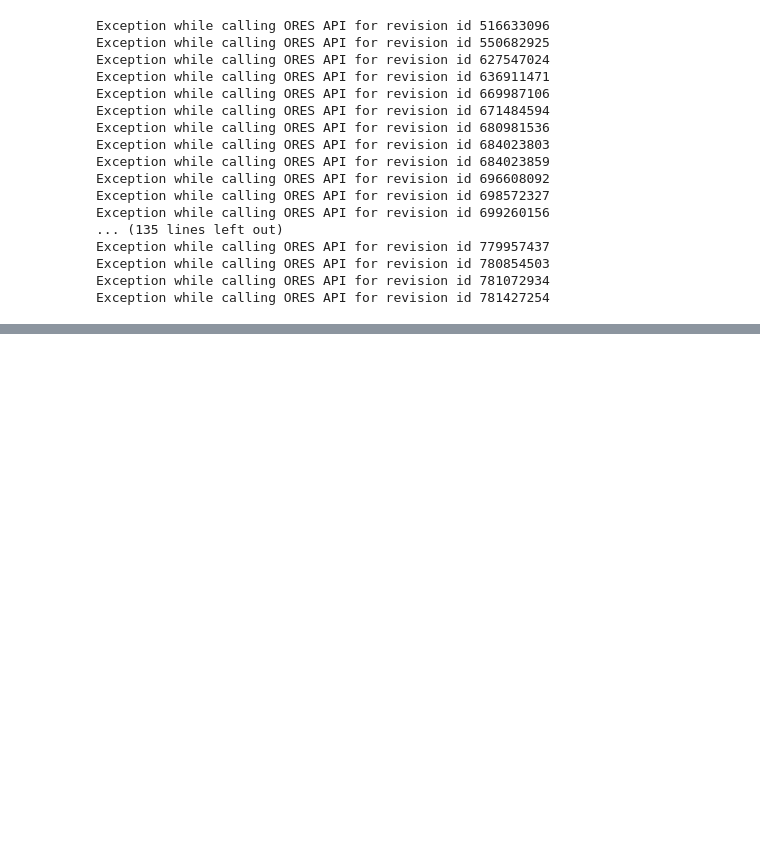
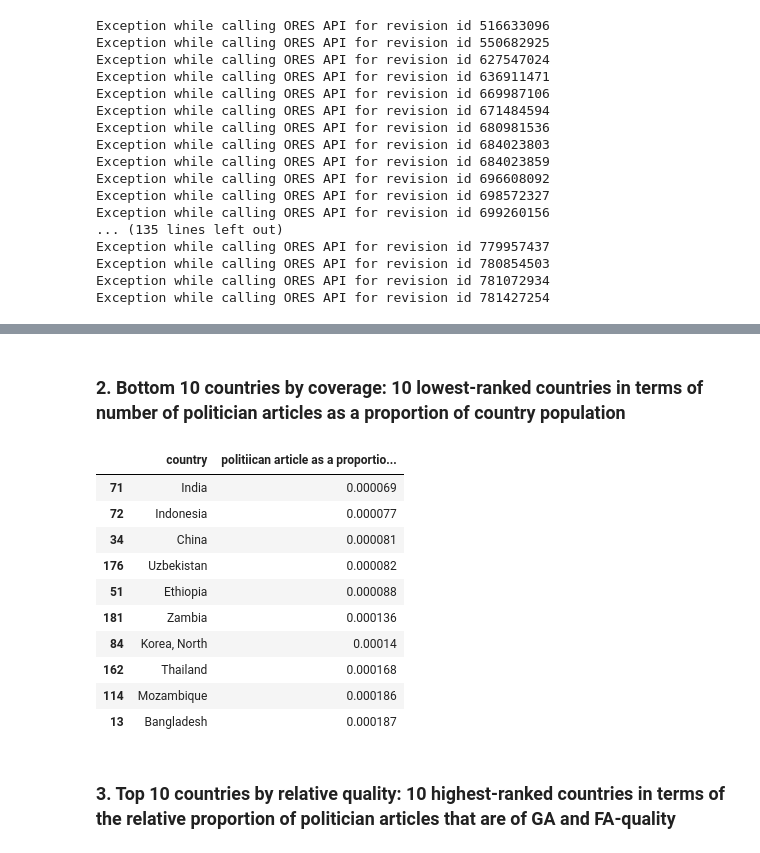
Before and after one commit to Poornima-Muthukumar/DATA512, a Jupyter notebook: data-512-a2/hcds-a2-bias.ipynb, the cells around one changed output, grey strips where cells are left out. Saved outputs shown, nothing was run; the diff lists cells and outputs as text; code cells hidden in the pictures; blank space fills up the shorter version.

```diff
--- a/data-512-a2/hcds-a2-bias.ipynb
+++ b/data-512-a2/hcds-a2-bias.ipynb
@@ -283,0 +321,18 @@ final_merged_quality.to_csv('wp_wpds_politicians_by_country.csv', index = False)
+# %% [markdown]
+### 2. Bottom 10 countries by coverage: 10 lowest-ranked countries in terms of number of politician articles as a proportion of country population
+# %%
+country_ranking_by_article.sort_values('politiican article as a proportion of country population')[:10]
+# %% [output]
+|  | country | politiican article as a proportio... |
+| 71 | India | 0.000069 |
+| 72 | Indonesia | 0.000077 |
+| 34 | China | 0.000081 |
+| 176 | Uzbekistan | 0.000082 |
+| 51 | Ethiopia | 0.000088 |
+| 181 | Zambia | 0.000136 |
+| 84 | Korea, North | 0.00014 |
+| 162 | Thailand | 0.000168 |
+| 114 | Mozambique | 0.000186 |
+| 13 | Bangladesh | 0.000187 |
+# %% [markdown]
+### 3. Top 10 countries by relative quality: 10 highest-ranked countries in terms of the relative proportion of politician articles that are of GA and FA-quality
```
Also changed, not shown: parts of 35 cells of this notebook.
